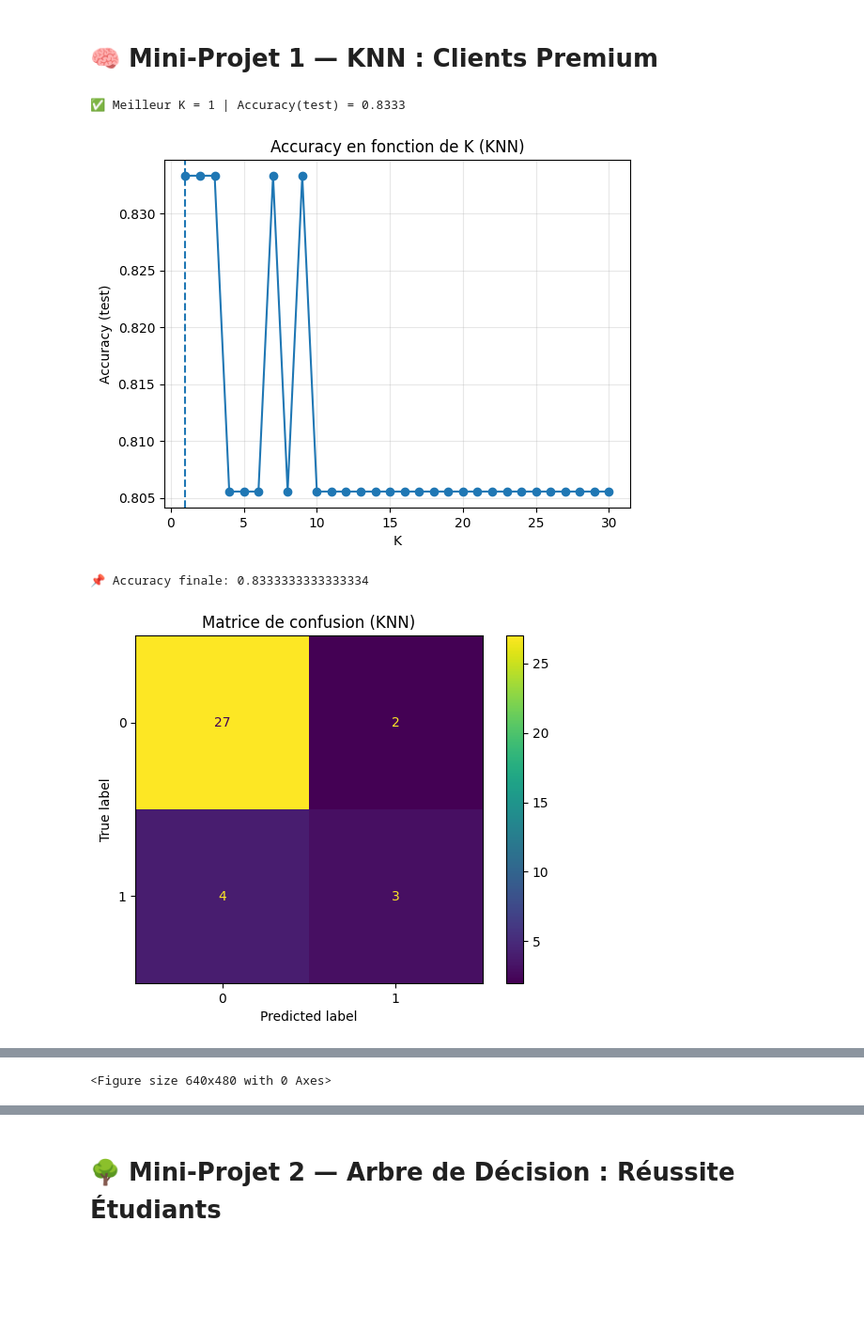
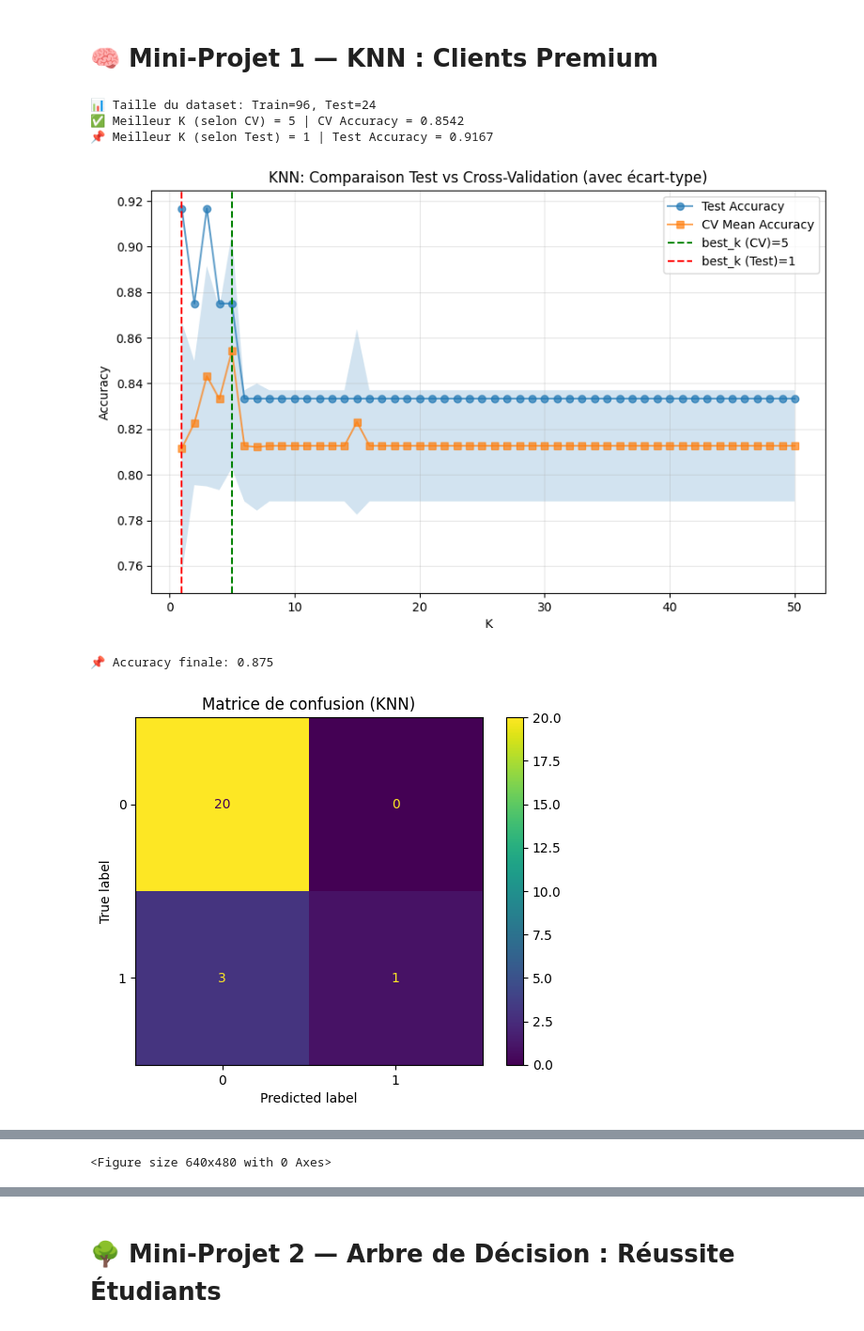
Before and after one commit to AymnBen/ML, a Jupyter notebook: TP_ML_4_Mini_Projets_Complet.ipynb, the cells around one changed output, grey strips where cells are left out. Shown at 94% size. Drawn from its saved outputs; the diff is of its cells as text; code cells hidden in the pictures; blank space fills up the shorter version.

```diff
--- a/TP_ML_4_Mini_Projets_Complet.ipynb
+++ b/TP_ML_4_Mini_Projets_Complet.ipynb
@@ -42,8 +42,9 @@ X = data.drop("Premium", axis=1)
 y = data["Premium"]
 
 # Split train/test (stratify pour garder les proportions 0/1)
+# ⚠️ CHANGEMENT: test_size réduit de 0.3 à 0.2 => plus de données d'entraînement
 X_train, X_test, y_train, y_test = train_test_split(
-    X, y, test_size=0.3, random_state=42, stratify=y
+    X, y, test_size=0.2, random_state=42, stratify=y
 )
 
 # Standardisation (IMPORTANT pour KNN)
@@ -51,36 +52,62 @@ scaler = StandardScaler()
 X_train_scaled = scaler.fit_transform(X_train)
 X_test_scaled = scaler.transform(X_test)
 
+print(f"📊 Taille du dataset: Train={len(y_train)}, Test={len(y_test)}")
+
 # =========================
-# 2) Choix de K (Accuracy vs K)
+# 2) Choix de K : avec validation croisée (plus robuste)
 # =========================
-k_values = range(1, 31)
-accuracies = []
+# ⚠️ CHANGEMENT: plage K étendue (1 à 51) + ajout de cross-validation
+from sklearn.model_selection import cross_val_score
+
+k_values = range(1, 51)
+test_accuracies = []
+cv_mean_scores = []
+cv_std_scores = []
 
 for k in k_values:
     model = KNeighborsClassifier(n_neighbors=k)
     model.fit(X_train_scaled, y_train)
+
+    # Accuracy sur test
     y_pred_tmp = model.predict(X_test_scaled)
-    accuracies.append(accuracy_score(y_test, y_pred_tmp))
+    test_accuracies.append(accuracy_score(y_test, y_pred_tmp))
 
-best_k = list(k_values)[int(np.argmax(accuracies))]
-best_acc = max(accuracies)
+    # Cross-validation sur les données d'entraînement (5-fold)
+    cv_scores = cross_val_score(model, X_train_scaled, y_train, cv=5)
+    cv_mean_scores.append(cv_scores.mean())
+    cv_std_scores.append(cv_scores.std())
 
-print(f"✅ Meilleur K = {best_k} | Accuracy(test) = {best_acc:.4f}")
+# Meilleur K selon cross-validation (plus robuste que test seul)
+best_k_cv = list(k_values)[int(np.argmax(cv_mean_scores))]
+best_k_test = list(k_values)[int(np.argmax(test_accuracies))]
 
-plt.figure()
-plt.plot(list(k_values), accuracies, marker="o")
-plt.axvline(best_k, linestyle="--")
+print(f"✅ Meilleur K (selon CV) = {best_k_cv} | CV Accuracy = {max(cv_mean_scores):.4f}")
+print(f"📌 Meilleur K (selon Test) = {best_k_test} | Test Accuracy = {max(test_accuracies):.4f}")
+
+# Plot : Test vs CV accuracy (meilleure interprétation)
+plt.figure(figsize=(10, 6))
+plt.plot(list(k_values), test_accuracies, marker="o", label="Test Accuracy", alpha=0.7)
+plt.plot(list(k_values), cv_mean_scores, marker="s", label="CV Mean Accuracy", alpha=0.7)
+plt.fill_between(list(k_values),
+                 np.array(cv_mean_scores) - np.array(cv_std_scores),
+                 np.array(cv_mean_scores) + np.array(cv_std_scores),
+                 alpha=0.2)
+plt.axvline(best_k_cv, linestyle="--", color="green", label=f"best_k (CV)={best_k_cv}")
+plt.axvline(best_k_test, linestyle="--", color="red", label=f"best_k (Test)={best_k_test}")
 plt.xlabel("K")
-plt.ylabel("Accuracy (test)")
-plt.title("Accuracy en fonction de K (KNN)")
+plt.ylabel("Accuracy")
+plt.title("KNN: Comparaison Test vs Cross-Validation (avec écart-type)")
 plt.grid(True, alpha=0.3)
+plt.legend()
 plt.show()
 
 # =========================
-# 3) Modèle final avec best_k
+# 3) Modèle final avec best_k (on privilégie CV for robustness)
 # =========================
-final_model = KNeighborsClassifier(n_neighbors=best_k)
+# ⚠️ INTERPRÉTATION: on utilise best_k_cv (validation croisée) plutôt que best_k_test
+# car CV est plus robuste et évite l'overfitting sur le test set
+final_model = KNeighborsClassifier(n_neighbors=best_k_cv)
 final_model.fit(X_train_scaled, y_train)
 y_pred = final_model.predict(X_test_scaled)
 
@@ -152,37 +179,39 @@ plt.xlabel("PC1")
 plt.ylabel("PC2")
 plt.title("PCA (Test) - Erreurs (1 = erreur, 0 = correct)")
 plt.show()
 
 # E) Histogramme des probabilités par vrai label
 y_proba = final_model.predict_proba(X_test_scaled)[:, 1]
 
 plt.figure()
 plt.hist(y_proba[y_test == 0], bins=15, alpha=0.7, label="Vrai = 0 (Non Premium)")
 plt.hist(y_proba[y_test == 1], bins=15, alpha=0.7, label="Vrai = 1 (Premium)")
 plt.xlabel("Probabilité prédite d'être Premium (=1)")
 plt.ylabel("Nombre d'exemples")
 plt.title("Distribution des probabilités par vrai label")
 plt.legend()
 plt.show()
 
 # F) Precision / Recall / F1 par classe (plot)
 prec, rec, f1, sup = precision_recall_fscore_support(y_test, y_pred, labels=[0, 1])
 
 plt.figure()
 x = np.arange(2)
 plt.bar(x - 0.2, prec, width=0.2, label="Precision")
 plt.bar(x,       rec,  width=0.2, label="Recall")
 plt.bar(x + 0.2, f1,   width=0.2, label="F1-score")
 plt.xticks(x, ["Classe 0", "Classe 1"])
 plt.ylim(0, 1.05)
 plt.title("Scores par label (0 vs 1)")
 plt.legend()
 plt.show()
 # %% [output]
-✅ Meilleur K = 1 | Accuracy(test) = 0.8333
+📊 Taille du dataset: Train=96, Test=24
+✅ Meilleur K (selon CV) = 5 | CV Accuracy = 0.8542
+📌 Meilleur K (selon Test) = 1 | Test Accuracy = 0.9167
-[figure, old version]
+[figure, new version]
-📌 Accuracy finale: 0.8333333333333334
+📌 Accuracy finale: 0.875
-[figure, old version]
+[figure, new version]
 📌 Classification report :
 
               precision    recall  f1-score   support
```
Also changed, not shown: parts of 1 cell of this notebook.
